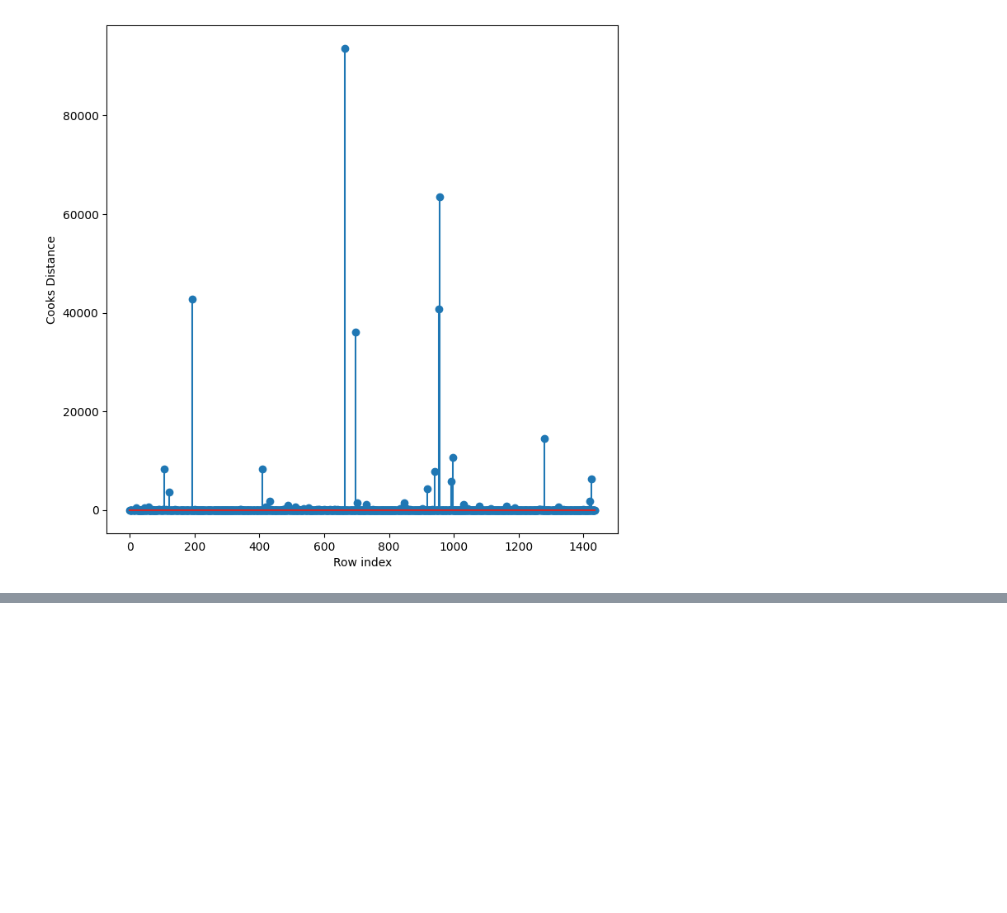
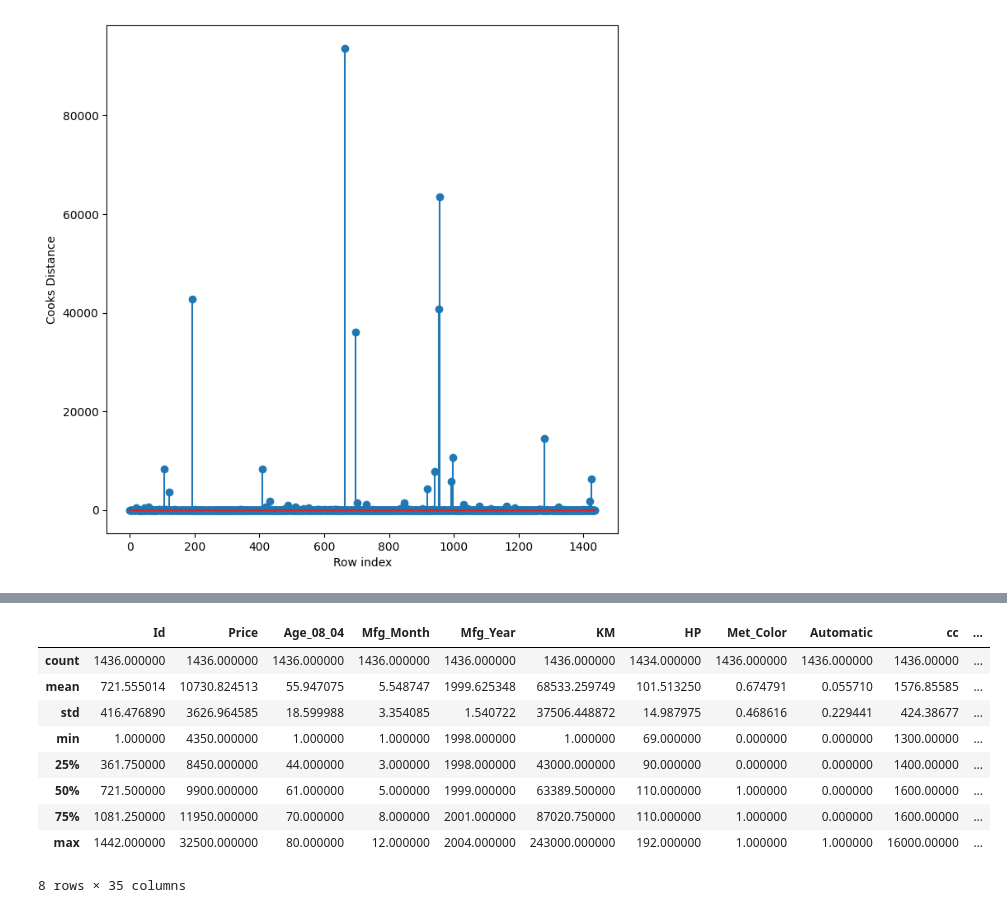
Before and after one commit to hemanththalluri/pandu12, a Jupyter notebook: Toyoto.ipynb, the cells around one changed output, grey strips where cells are left out. Saved outputs shown, nothing was run; the diff lists cells and outputs as text; code cells hidden in the pictures; blank space fills up the shorter version.

```diff
--- a/Toyoto.ipynb
+++ b/Toyoto.ipynb
@@ -257,0 +323,13 @@ plt.show()
+# %%
+df.describe()
+# %% [output]
+|  | Id | Price | Age_08_04 | Mfg_Month | Mfg_Year | KM | HP | Met_Color | Automatic | cc | ... |
+| count | 1436.000000 | 1436.000000 | 1436.000000 | 1436.000000 | 1436.000000 | 1436.000000 | 1434.000000 | 1436.000000 | 1436.000000 | 1436.00000 | ... |
+| mean | 721.555014 | 10730.824513 | 55.947075 | 5.548747 | 1999.625348 | 68533.259749 | 101.513250 | 0.674791 | 0.055710 | 1576.85585 | ... |
+| std | 416.476890 | 3626.964585 | 18.599988 | 3.354085 | 1.540722 | 37506.448872 | 14.987975 | 0.468616 | 0.229441 | 424.38677 | ... |
+| min | 1.000000 | 4350.000000 | 1.000000 | 1.000000 | 1998.000000 | 1.000000 | 69.000000 | 0.000000 | 0.000000 | 1300.00000 | ... |
+| 25% | 361.750000 | 8450.000000 | 44.000000 | 3.000000 | 1998.000000 | 43000.000000 | 90.000000 | 0.000000 | 0.000000 | 1400.00000 | ... |
+| 50% | 721.500000 | 9900.000000 | 61.000000 | 5.000000 | 1999.000000 | 63389.500000 | 110.000000 | 1.000000 | 0.000000 | 1600.00000 | ... |
+| 75% | 1081.250000 | 11950.000000 | 70.000000 | 8.000000 | 2001.000000 | 87020.750000 | 110.000000 | 1.000000 | 0.000000 | 1600.00000 | ... |
+| max | 1442.000000 | 32500.000000 | 80.000000 | 12.000000 | 2004.000000 | 243000.000000 | 192.000000 | 1.000000 | 1.000000 | 16000.00000 | ... |
+8 rows × 35 columns
```
Also changed, not shown: parts of 15 cells of this notebook.
